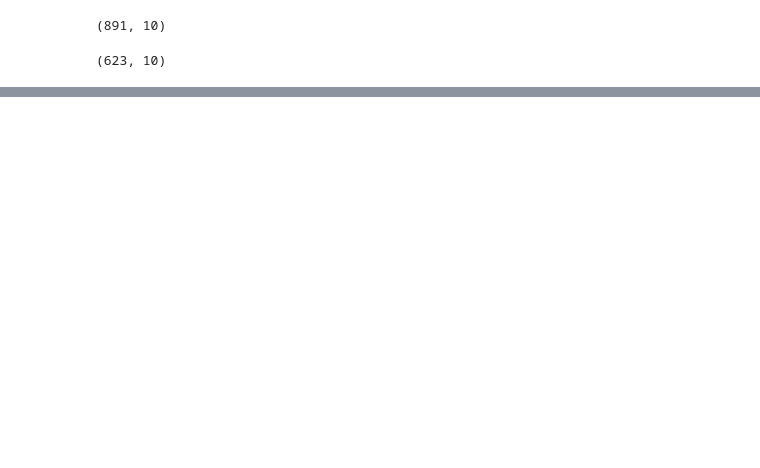
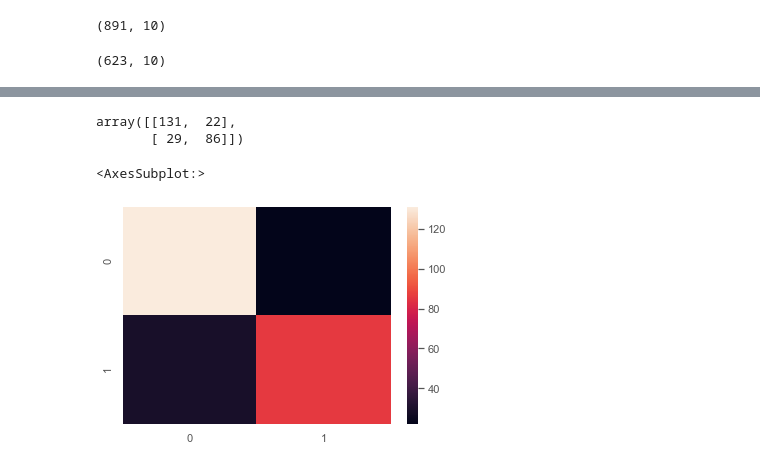
Before and after one commit to kanishk779/SMAI-2, a Jupyter notebook: question3.ipynb, the cells around one changed output, grey strips where cells are left out. Cells and saved outputs as stored; diff of their text form; code cells hidden in the pictures; blank space fills up the shorter version.

```diff
--- a/question3.ipynb
+++ b/question3.ipynb
@@ -266,0 +283,10 @@ class MyLogisticRegression:
+# %%
+confusion_matrix(y_test, pred)
+# %% [output]
+array([[131,  22],
+       [ 29,  86]])
+# %%
+sns.heatmap(confusion_matrix(y_test, pred))
+# %% [output]
+<AxesSubplot:>
+[figure, added]
```
Also changed, not shown: parts of 8 cells of this notebook, 1 other file.
